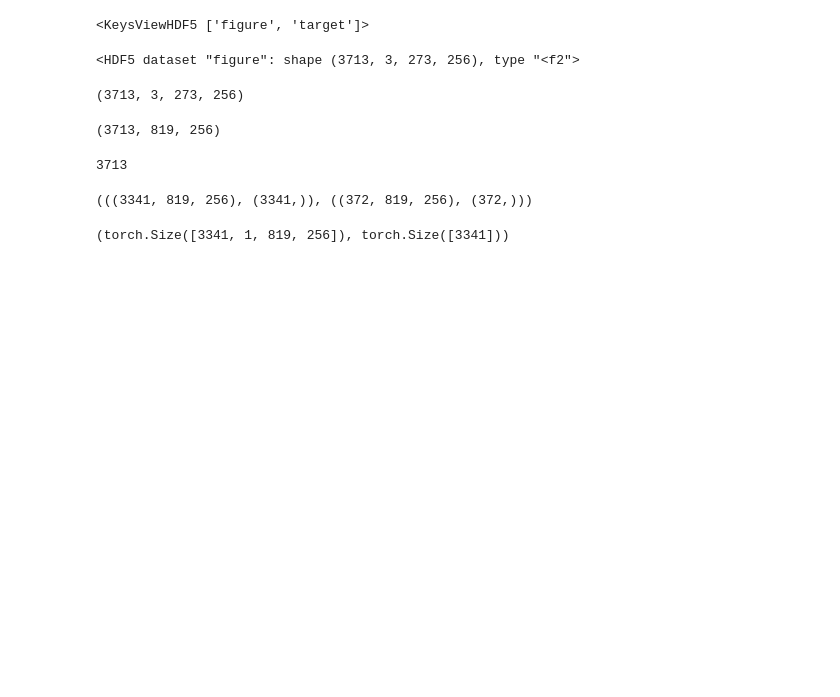
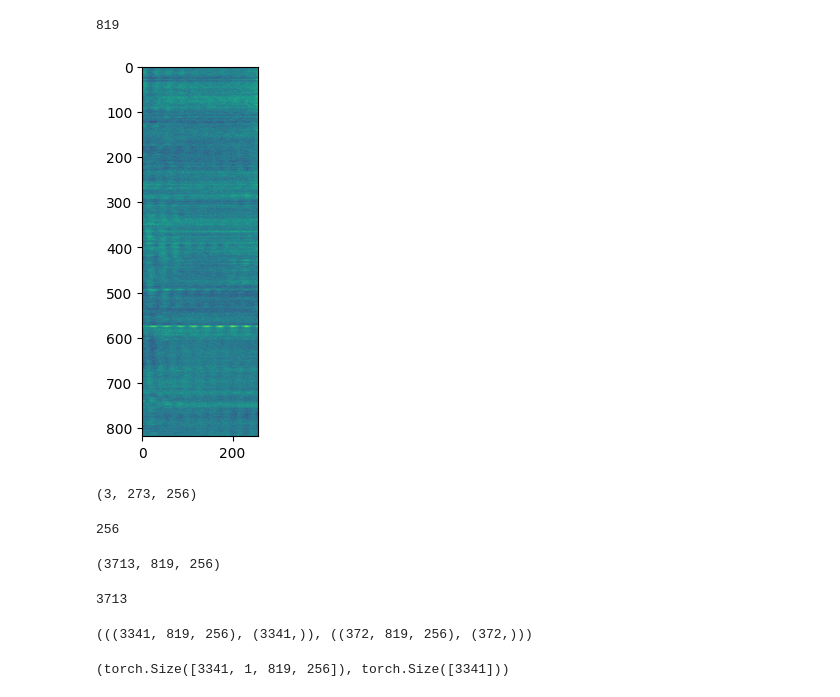
Before and after one commit to Xsmos/SETI_CNN, a Jupyter notebook: ModelSetup/cnnTest.ipynb, the cells around one changed output. Drawn from its saved outputs; the diff is of its cells as text; code cells hidden in the pictures; blank space fills up the shorter version.

Commit message:
cnn test running but taking forever, need to run on pace

```diff
--- a/ModelSetup/cnnTest.ipynb
+++ b/ModelSetup/cnnTest.ipynb
@@ -18,14 +20,23 @@ from tqdm import tqdm
 import h5py
 # %%
 train = h5py.File('../seti-breakthrough-listen/train_preprocessed/0.h5')
-# %%
-train.keys()
-# %% [output]
-<KeysViewHDF5 ['figure', 'target']>
+# %%
+train['figure'].shape[1] * train['figure'].shape[2]
+# %% [output]
+819
+# %%
+test = np.array(train['figure']).reshape(3713, 3*273, 256)
+# %%
+test.shape
+for each in test:
+    plt.imshow(each)
+    break
+# %% [output]
+[figure, added]
 # %%
-train['figure']
+train['figure'][0].shape
 # %% [output]
-<HDF5 dataset "figure": shape (3713, 3, 273, 256), type "<f2">
+(3, 273, 256)
 # %%
 #normalize training images between [0,1]
 normalizedTrain = []
@@ -39,9 +50,9 @@ for each in train['figure']:
     normalizedTrain.append(cadences)
 normalizedTrain = np.array(normalizedTrain, dtype='float32')
 # %%
-normalizedTrain.shape
+normalizedTrain.shape[-1]
 # %% [output]
-(3713, 3, 273, 256)
+256
 # %%
 #get a train set where the figures are all in one just in case
 flattenedTrain = []
```
Also changed, not shown: parts of 8 cells of this notebook, 4 other files.
